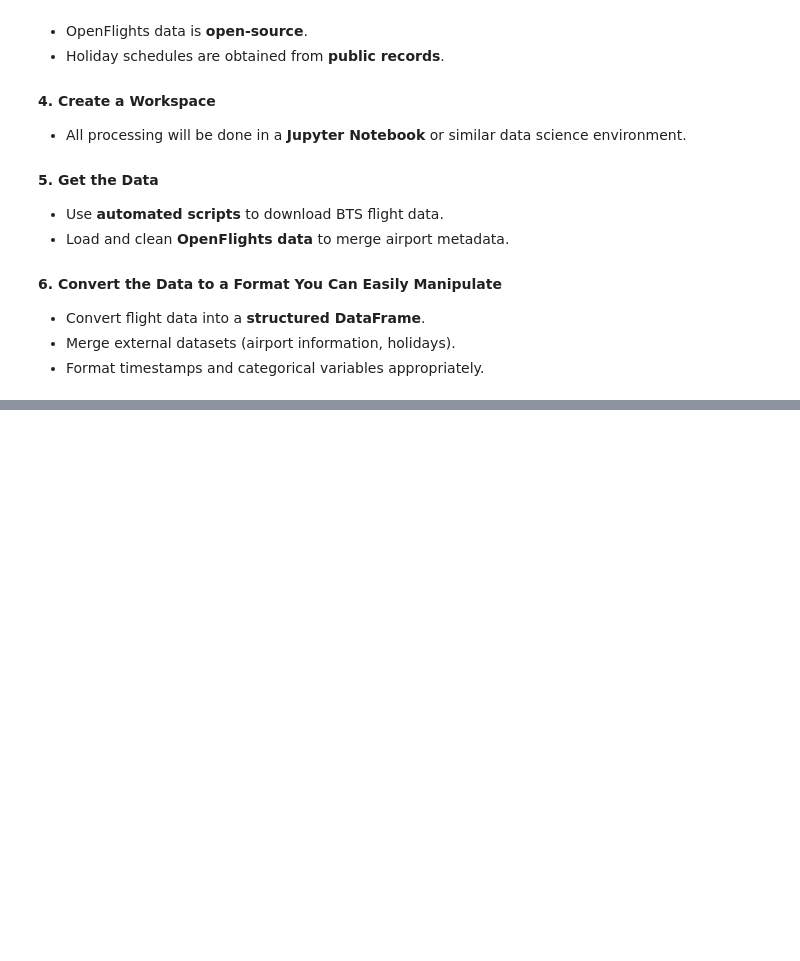
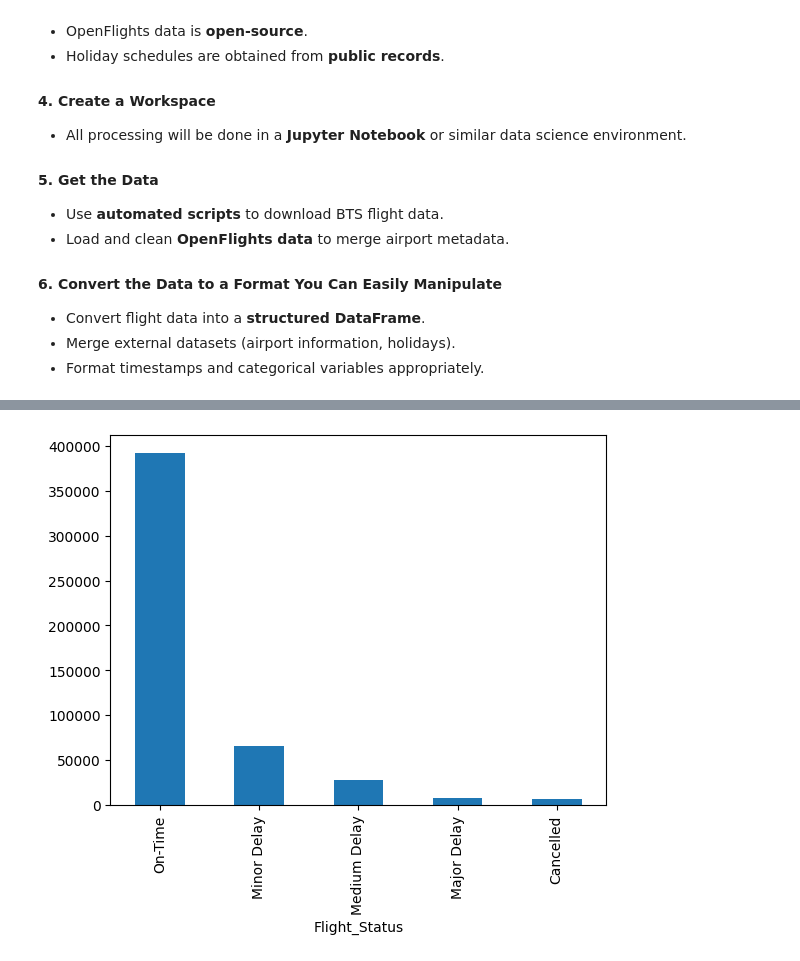
Before and after one commit to denibravo/NeuralNetworkProject, a Jupyter notebook: Delayed.ipynb, the cells around one changed output, grey strips where cells are left out. Cells and saved outputs as stored; diff of their text form; code cells hidden in the pictures; blank space fills up the shorter version.

```diff
--- a/Delayed.ipynb
+++ b/Delayed.ipynb
@@ -514,3 +517,10 @@ plot_class_distribution(flight_data, target_column="Flight_Status")
+# %%
+# show bar chart of target
+
+flight_data["Flight_Status"].value_counts().plot(kind='bar')
+plt.show()
+# %% [output]
+[figure, added]
 # %%
 train_data, test_data = stratified_random_split(flight_data, target_column="Flight_Status")
 # %% [output]
```
Also changed, not shown: parts of 10 cells of this notebook.
